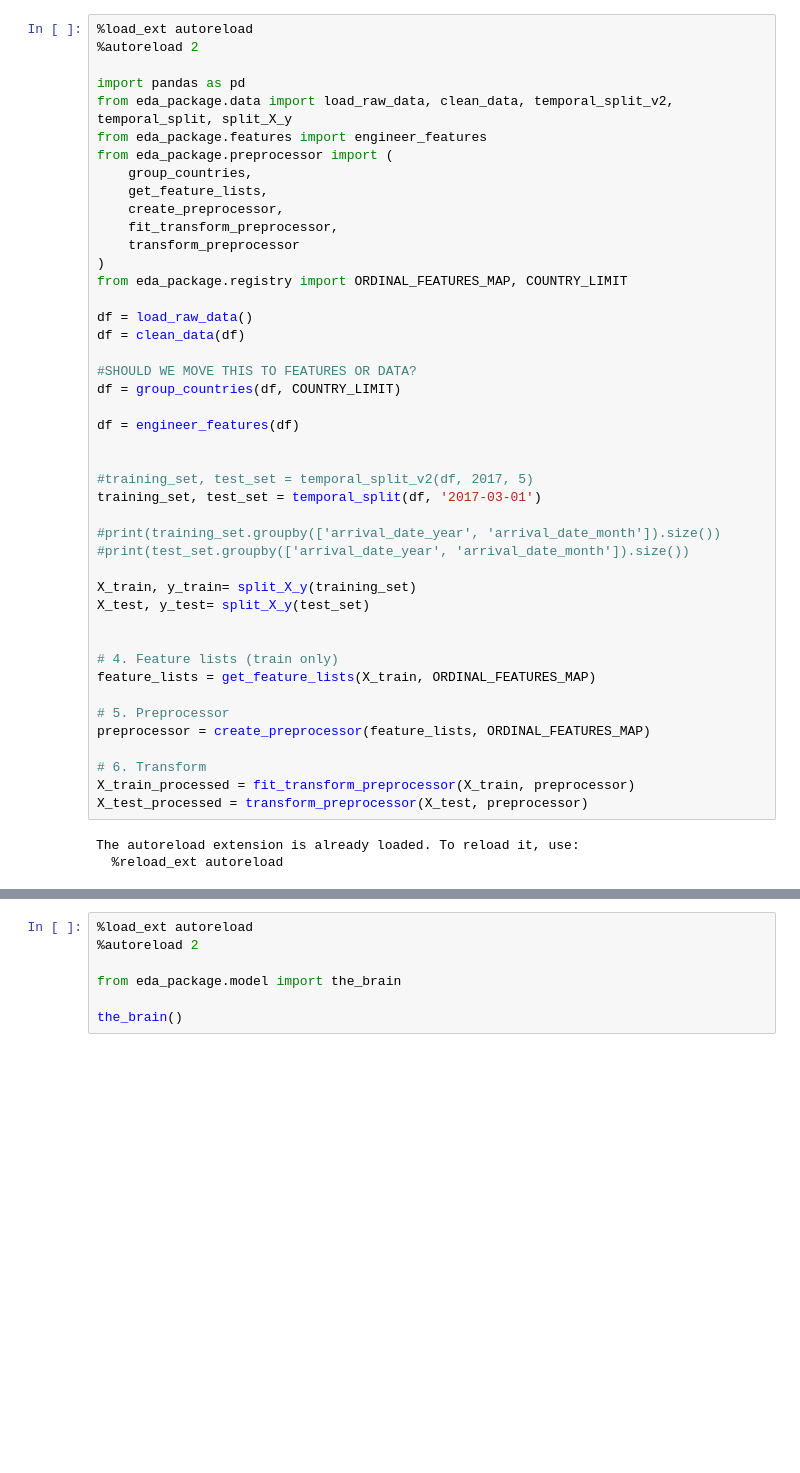
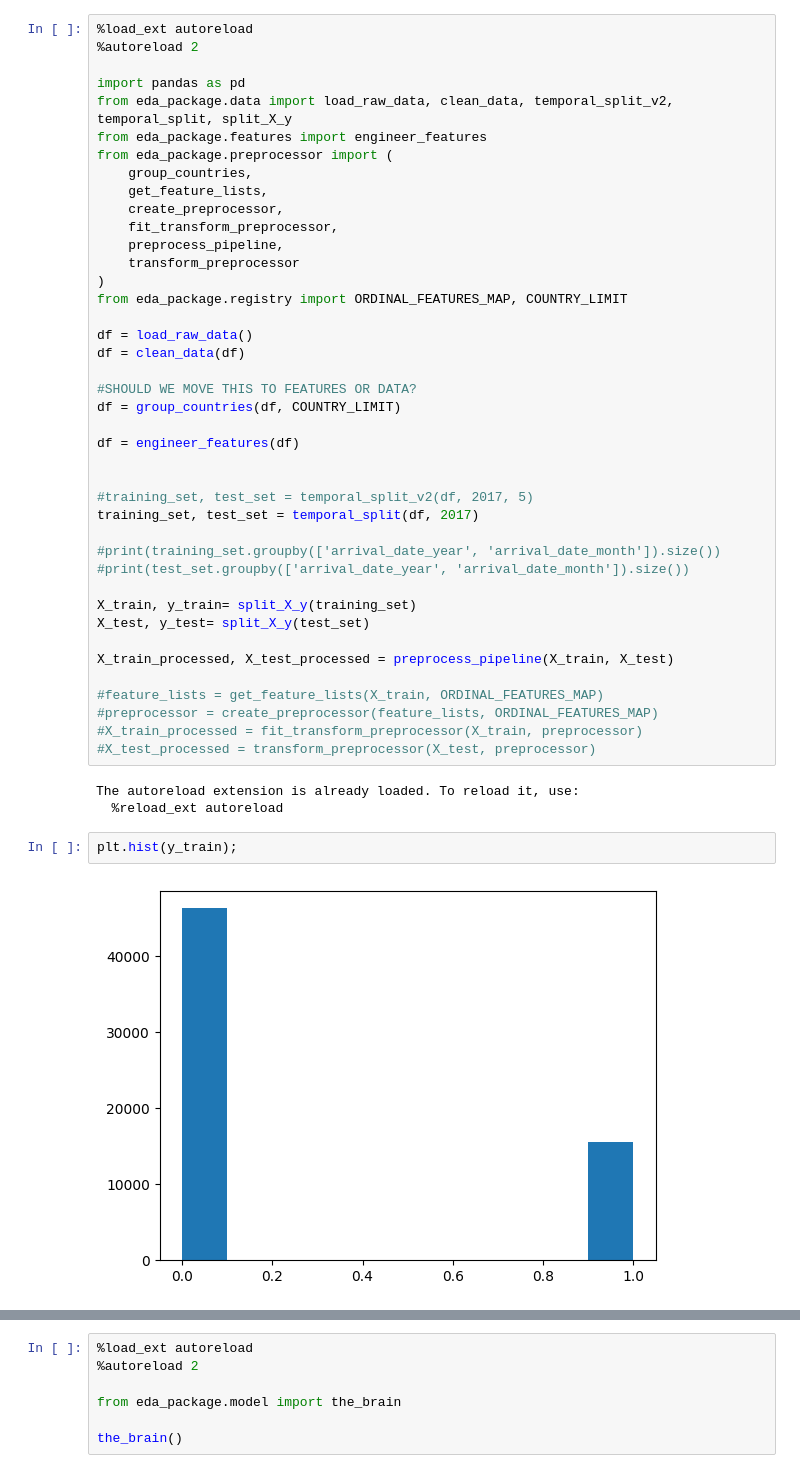
Before and after one commit to bezawitzyb/noshowshield, a Jupyter notebook: notebook/boris.ipynb, the cells around one changed output, grey strips where cells are left out. Saved outputs shown, nothing was run; the diff lists cells and outputs as text; blank space fills up the shorter version.

```diff
--- a/notebook/boris.ipynb
+++ b/notebook/boris.ipynb
@@ -359,6 +359,7 @@ from eda_package.preprocessor import (
     get_feature_lists,
     create_preprocessor,
     fit_transform_preprocessor,
+    preprocess_pipeline,
     transform_preprocessor
 )
 from eda_package.registry import ORDINAL_FEATURES_MAP, COUNTRY_LIMIT
@@ -373,7 +374,7 @@ df = engineer_features(df)
 
 
 #training_set, test_set = temporal_split_v2(df, 2017, 5)
-training_set, test_set = temporal_split(df, '2017-03-01')
+training_set, test_set = temporal_split(df, 2017)
 
 #print(training_set.groupby(['arrival_date_year', 'arrival_date_month']).size())
 #print(test_set.groupby(['arrival_date_year', 'arrival_date_month']).size())
@@ -381,16 +382,16 @@ training_set, test_set = temporal_split(df, '2017-03-01')
 X_train, y_train= split_X_y(training_set)
 X_test, y_test= split_X_y(test_set)
 
+X_train_processed, X_test_processed = preprocess_pipeline(X_train, X_test)
 
-# 4. Feature lists (train only)
-feature_lists = get_feature_lists(X_train, ORDINAL_FEATURES_MAP)
-
-# 5. Preprocessor
-preprocessor = create_preprocessor(feature_lists, ORDINAL_FEATURES_MAP)
-
-# 6. Transform
-X_train_processed = fit_transform_preprocessor(X_train, preprocessor)
-X_test_processed = transform_preprocessor(X_test, preprocessor)
+#feature_lists = get_feature_lists(X_train, ORDINAL_FEATURES_MAP)
+#preprocessor = create_preprocessor(feature_lists, ORDINAL_FEATURES_MAP)
+#X_train_processed = fit_transform_preprocessor(X_train, preprocessor)
+#X_test_processed = transform_preprocessor(X_test, preprocessor)
 # %% [output]
 The autoreload extension is already loaded. To reload it, use:
   %reload_ext autoreload
+# %%
+plt.hist(y_train);
+# %% [output]
+[figure, added]
```
Also changed, not shown: parts of 13 cells of this notebook, 1 other file.
